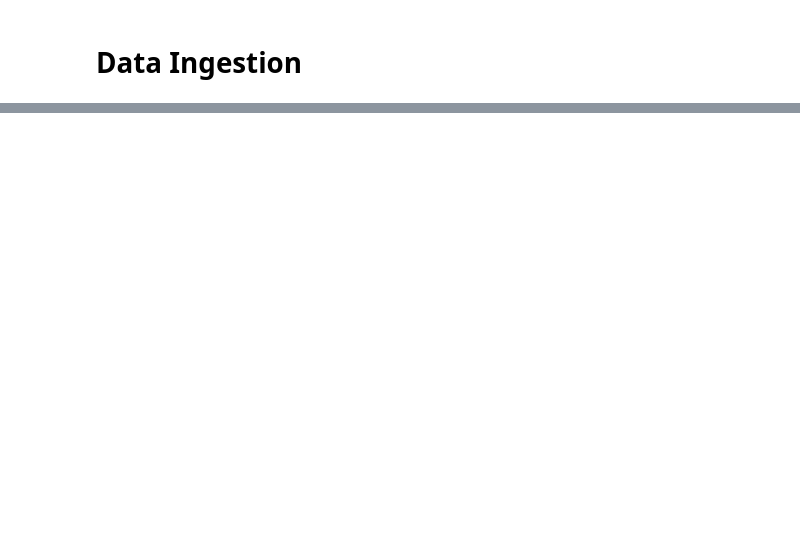
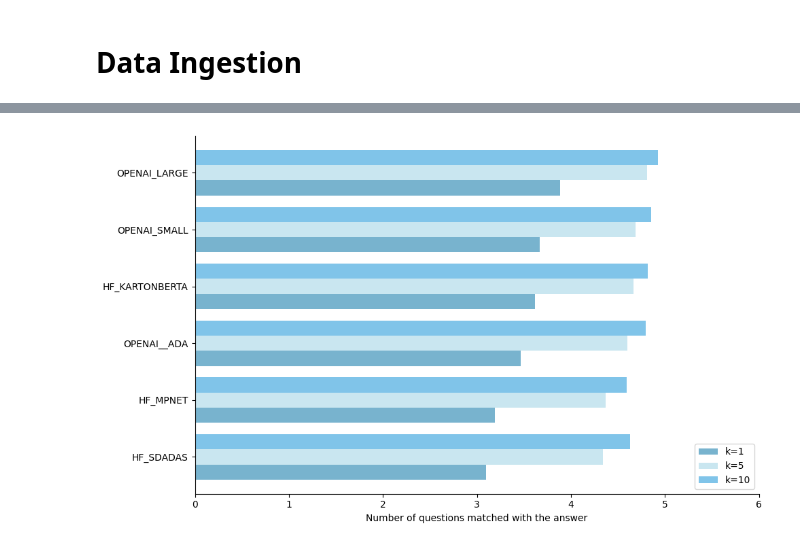
Before and after one commit to AndreyProfDev/articles_materials, a Jupyter notebook: src/run_comparison.ipynb, the cells around one changed output, grey strips where cells are left out. Drawn from its saved outputs; the diff is of its cells as text; code cells hidden in the pictures; blank space fills up the shorter version.

Commit message:
Added extra HF models upported. Run the experiment

```diff
--- a/src/run_comparison.ipynb
+++ b/src/run_comparison.ipynb
@@ -166,0 +207,5 @@ answer
+# %%
+evaluatiion_results_df = pd.DataFrame(evaluatiion_results)
+evaluatiion_results_df = evaluatiion_results_df.pivot_table(index=['Section', 'Question', 'Model Name'], columns=['k'], values=['Matched with answer'], aggfunc='sum').add_prefix('k=')
+evaluatiion_results_df = evaluatiion_results_df.droplevel(0, axis=1).reset_index()
+evaluatiion_results_df.head()
@@ -166,0 +221,10 @@ answer
+# %%
+questions_per_section_df = evaluatiion_results_df.groupby(['Section', 'Model Name'])[['k=1', 'k=5', 'k=10']].sum()
+meand_qs_df = questions_per_section_df.groupby('Model Name').mean().reset_index()
+errors_df = questions_per_section_df.groupby('Model Name').std().reset_index()
+meand_qs_df.set_index('Model Name', inplace=True)
+
+meand_qs_df = meand_qs_df.sort_values(by='k=1', ascending=True)
+errors_df = errors_df.set_index('Model Name').reindex(meand_qs_df.index)
+
+meand_qs_df.head()
@@ -166,0 +249,24 @@ answer
+# %%
+axes = meand_qs_df.plot(y=['k=1', 'k=5', 'k=10'], kind="barh",
+                        width=0.8, figsize=(10, 6),
+                        color=['#78B3CE', '#C9E6F0', '#80C4E9'],
+                        # xerr=errors_df[['k=1', 'k=5', 'k=10']]
+                        # color = ['#696969', '#909090', '#C8C8C8']
+                        )
+axes.legend(loc='lower right')
+axes.spines['top'].set_visible(False)
+axes.spines['right'].set_visible(False)
+axes.set_xlim(0, 6)
+
+y_axis = axes.get_yaxis()
+y_label = y_axis.get_label()
+y_label.set_visible(False)
+
+x_axis = axes.get_xaxis()
+x_label = x_axis.get_label()
+x_label.set_visible(True)
+x_label.set_text("Number of questions matched with the answer")
+
+plt.tight_layout()
+# %% [output]
+[figure, added]
```
Also changed, not shown: parts of 32 cells of this notebook, 4 other files.
